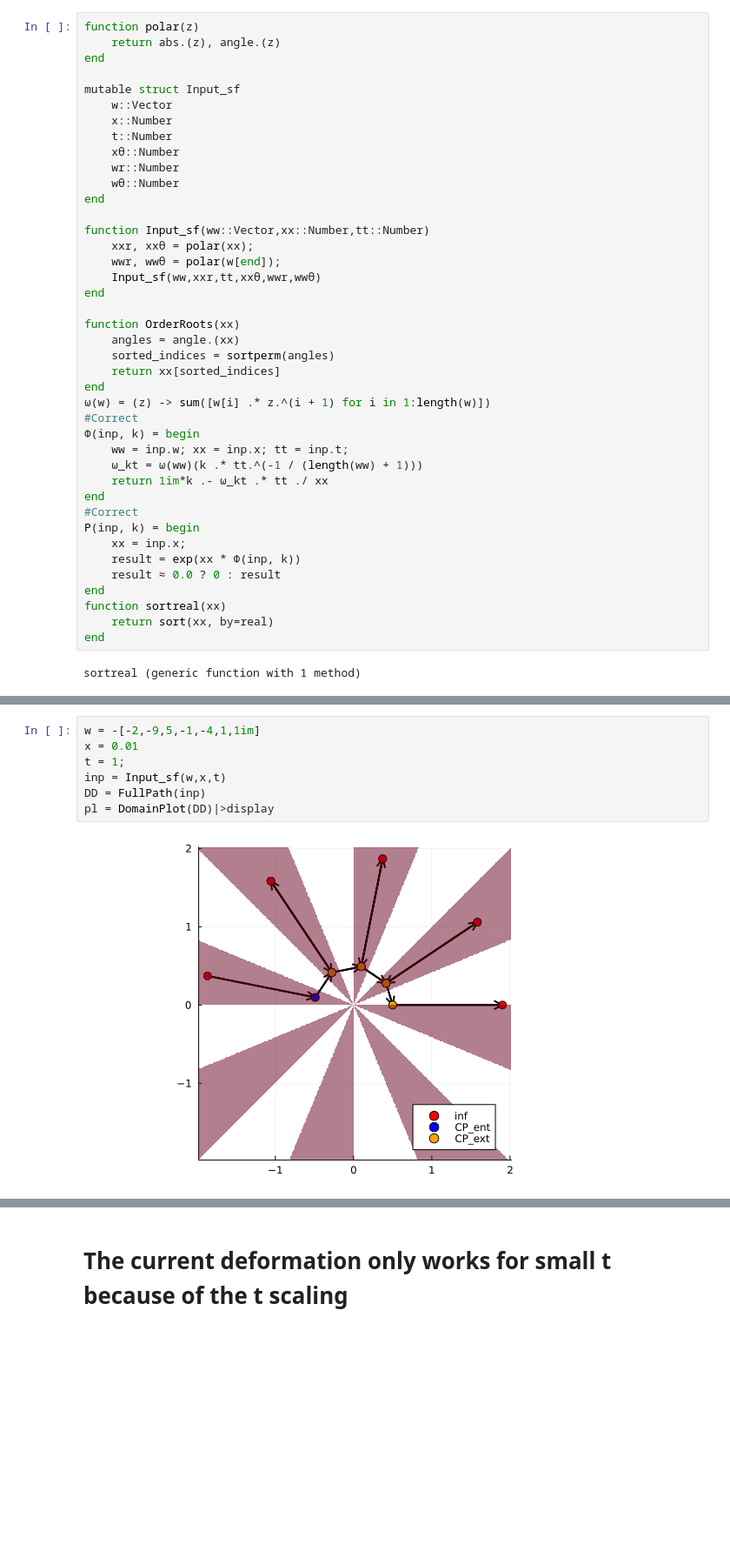
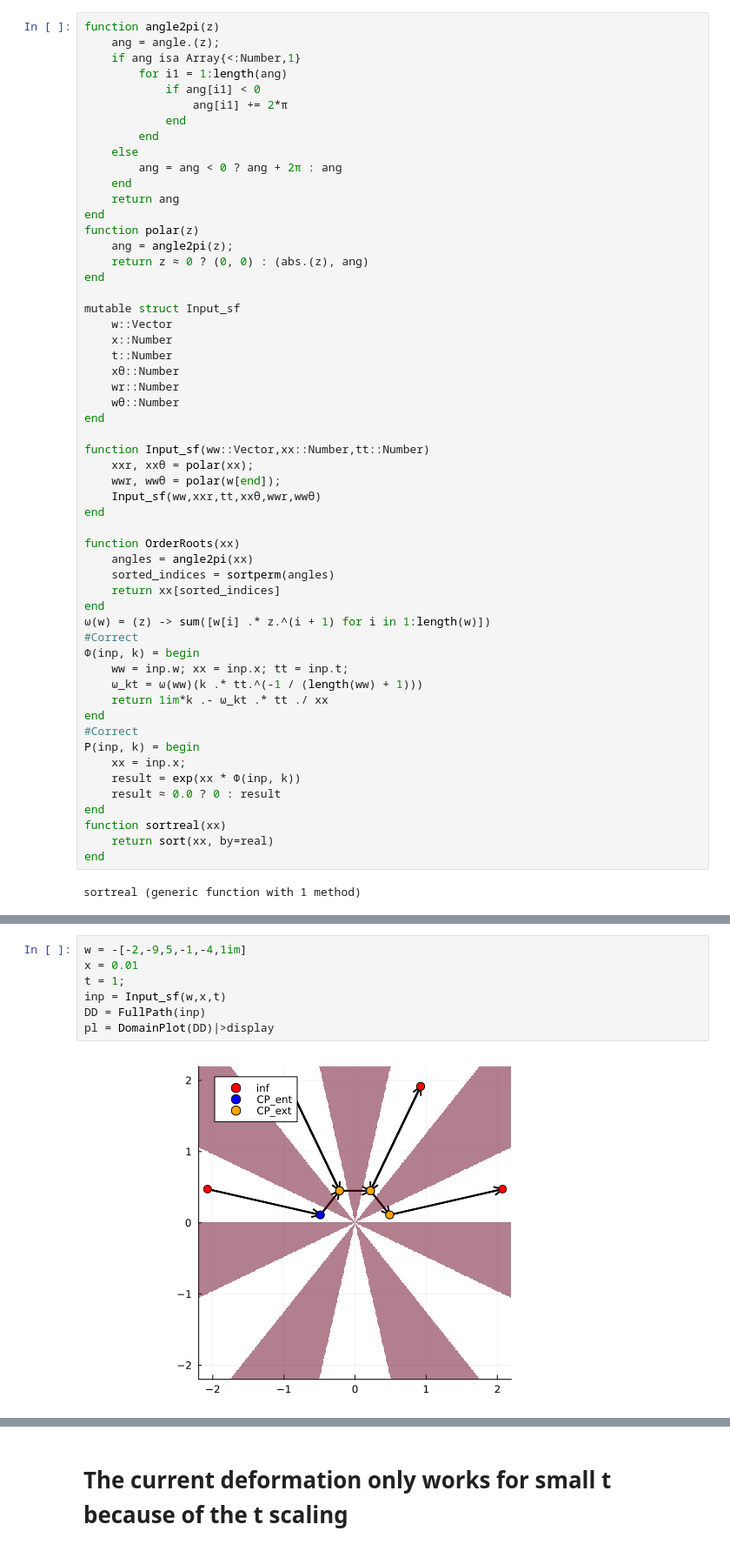
Before and after one commit to WietseVaes/NUTM-timestep, a Jupyter notebook: Code/spf positive x.ipynb, the cells around one changed output, grey strips where cells are left out. Shown at 87% size. Cells and saved outputs as stored; diff of their text form; blank space fills up the shorter version.

```diff
--- a/Code/spf positive x.ipynb
+++ b/Code/spf positive x.ipynb
@@ -9,6 +37,20 @@ Hermite_quad (generic function with 1 method)
 # %%
+function angle2pi(z)
+    ang = angle.(z);
+    if ang isa Array{<:Number,1}
+        for i1 = 1:length(ang)
+            if ang[i1] < 0
+                ang[i1] += 2*π
+            end
+        end
+    else
+        ang = ang < 0 ? ang + 2π : ang
+    end
+    return ang
+end
 function polar(z)
-    return abs.(z), angle.(z)
+    ang = angle2pi(z);
+    return z ≈ 0 ? (0, 0) : (abs.(z), ang)
 end
 
 mutable struct Input_sf
@@ -27,7 +69,7 @@ function Input_sf(ww::Vector,xx::Number,tt::Number)
 end
 
 function OrderRoots(xx)
-    angles = angle.(xx)
+    angles = angle2pi(xx)
     sorted_indices = sortperm(angles)
     return xx[sorted_indices]
 end
@@ -450,11 +496,11 @@ pl = DomainPlot(DD)|>display
 # %% [output]
 [figure]
 # %%
-w = -[-2,-9,5,-1,-4,1,1im]
+w = -[-2,-9,5,-1,-4,1im]
 x = 0.01
 t = 1;
 inp = Input_sf(w,x,t)
 DD = FullPath(inp)
 pl = DomainPlot(DD)|>display
 # %% [output]
-[figure, old version]
+[figure, new version]
```
Also changed, not shown: parts of 8 cells of this notebook.
